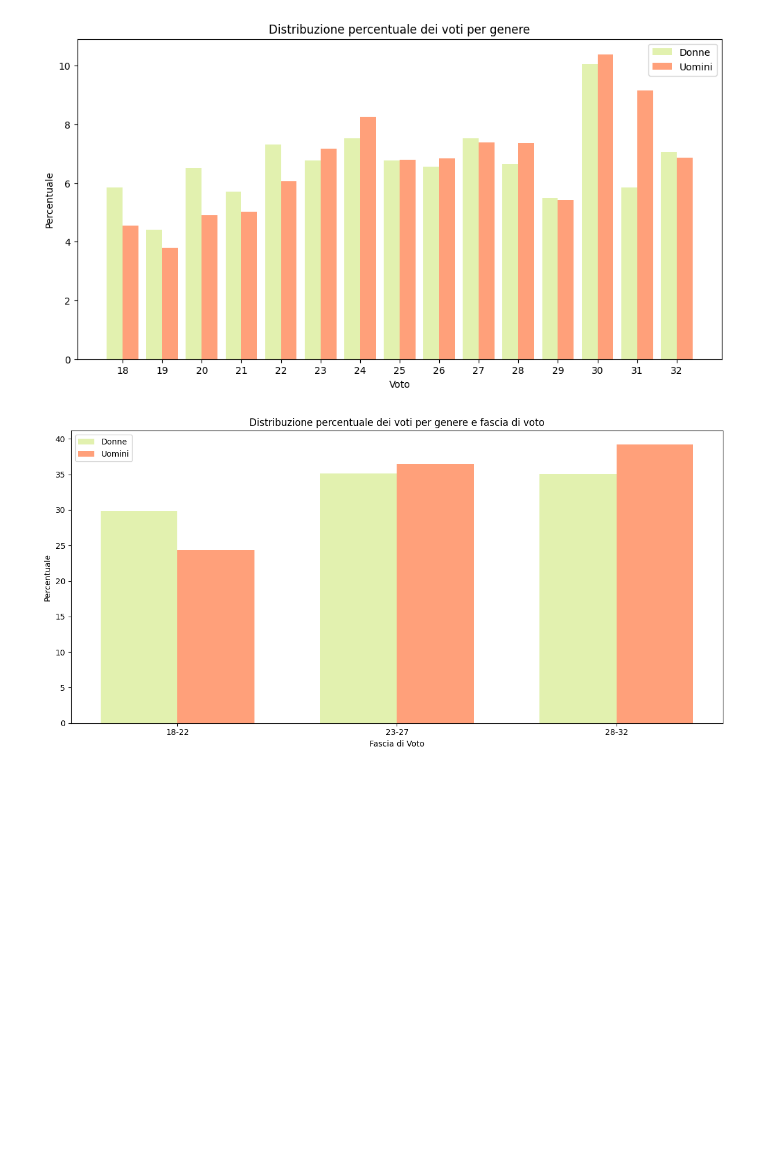
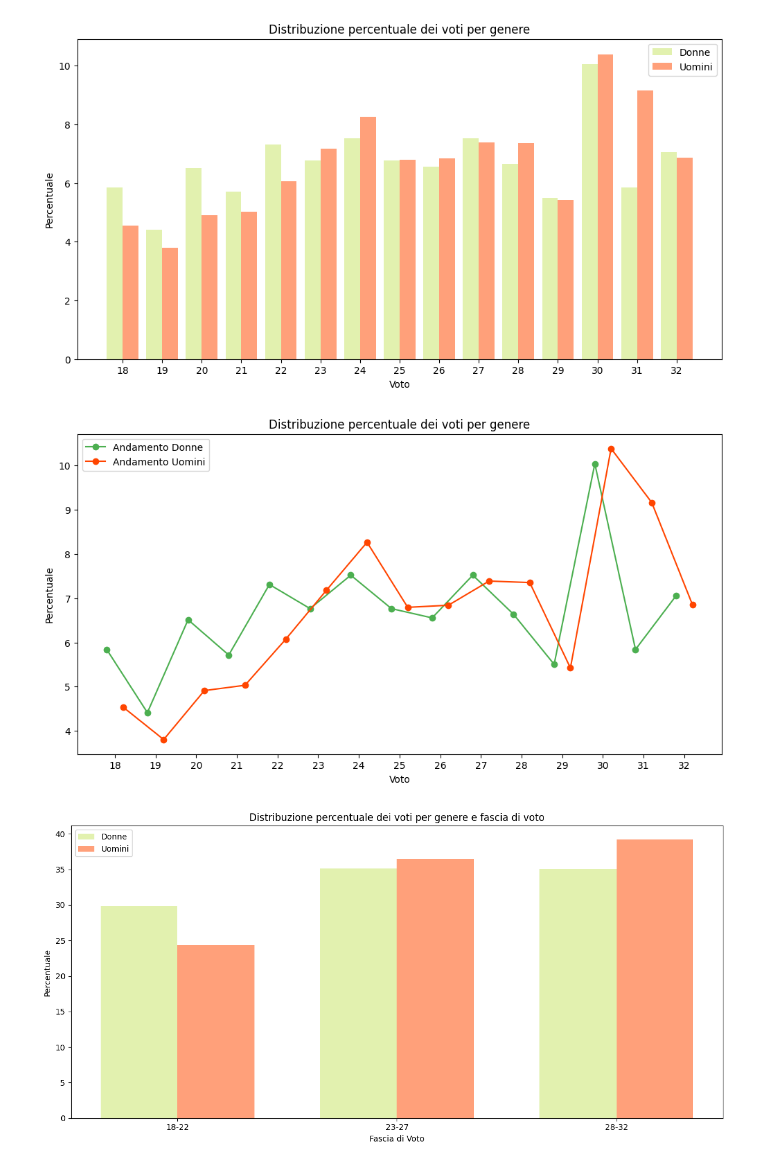
Before and after one commit to lallabelloni/Analisi-differenza-genere-Data-Science, a Jupyter notebook: progetto1.ipynb, the cells around one changed output. Drawn from its saved outputs; the diff is of its cells as text; code cells hidden in the pictures; blank space fills up the shorter version.

```diff
--- a/progetto1.ipynb
+++ b/progetto1.ipynb
@@ -129,6 +129,18 @@ plt.xticks([r + bar_width/2 for r in range(len(voti))], voti)
 plt.show()
 # %% [output]
 [figure]
+# %%
+plt.figure(figsize=(12, 6))
+plt.plot(r1, percentuale_voti_donne, marker='o', color='#4CAF50', label='Andamento Donne')
+plt.plot(r2, percentuale_voti_uomini, marker='o', color='#FF4500', label='Andamento Uomini')
+plt.xticks([r + bar_width/2 for r in range(len(voti))], voti)
+plt.xlabel('Voto')
+plt.ylabel('Percentuale')
+plt.title('Distribuzione percentuale dei voti per genere')
+plt.legend()
+plt.show()
+# %% [output]
+[figure, added]
 # %%
 def categorize_voto(voto):
     if voto >= 18 and voto <= 22:
```
Also changed, not shown: parts of 6 cells of this notebook.
